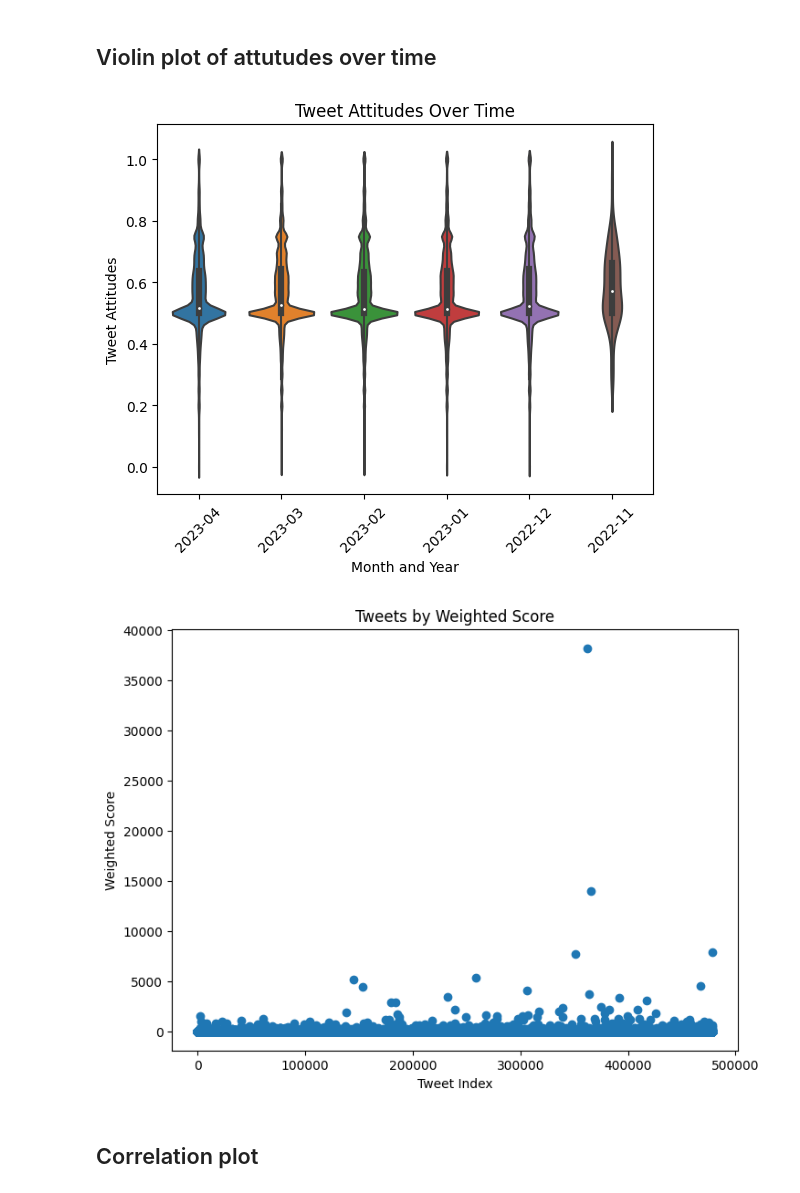
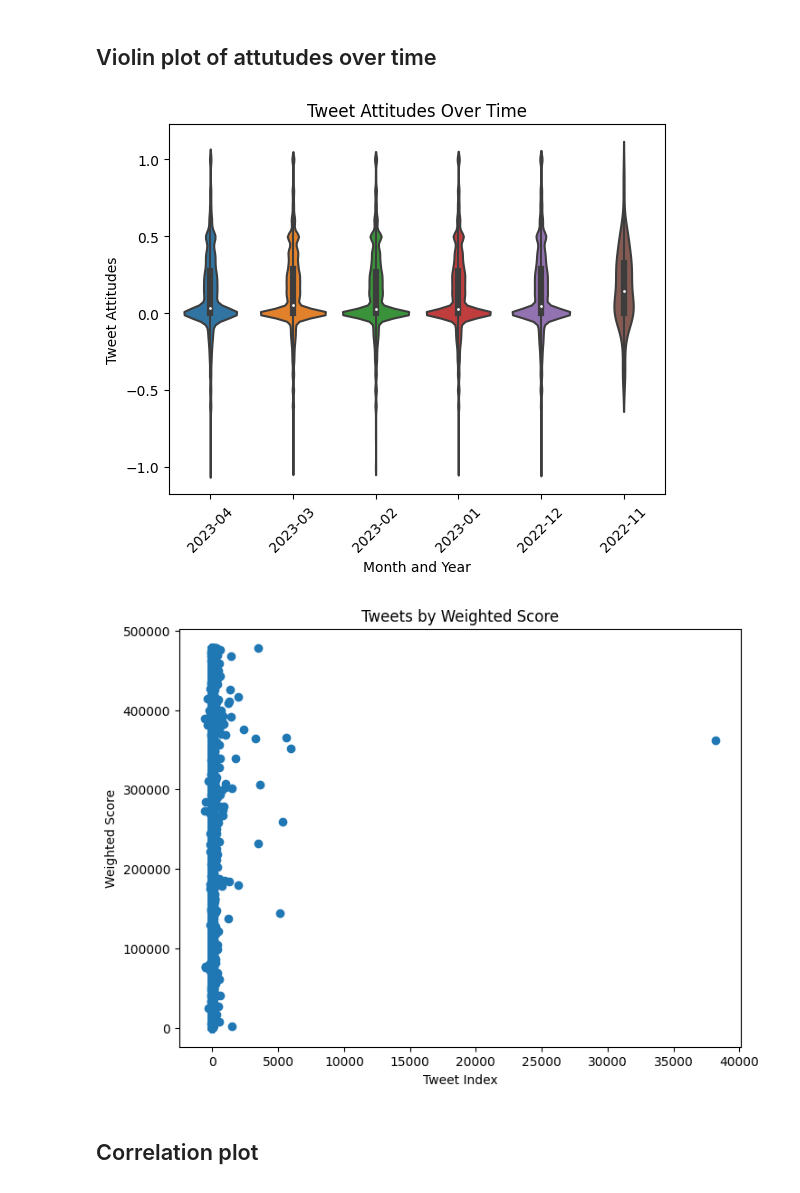
Before and after one commit to Jozue124/CMSC_320_Final_Tutorial, a Jupyter notebook: final_tutorial.ipynb, the cells around one changed output. Drawn from its saved outputs; the diff is of its cells as text; code cells hidden in the pictures.

```diff
--- a/final_tutorial.ipynb
+++ b/final_tutorial.ipynb
@@ -30,8 +48,0 @@ from sklearn.preprocessing import MinMaxScaler
-# %%
-#read tweets into dataframe
-df = pd.read_csv("archive/ChatGPT.csv",low_memory=False)
-
-#remove unneccessary columns (subject to change)
-df.drop(columns=['Unnamed: 0', 'Location', 'Description'], axis=1, inplace=True)
-
-df.head()
@@ -47,7 +53,7 @@ df.head()
 # %%
-#remove time information from date column
-df['Date'] = df['Date'].astype(str)
+#create datetime column for date
 df['Date'] = df['Date'].str.extract(r'(\d{4}-\d{2}-\d{2})')
+df['Date'] = pd.to_datetime(df['Date'])
 
 df.head()
 # %% [output]
@@ -81,0 +117,31 @@ df.head()
+# %%
+#Group attitudes into positive, negative, and neutral based on
+def classify_attitude(attitude):
+    if attitude < 0:
+        return 'Negative'
+    elif attitude > 0:
+        return 'Positive'
+    else:
+        return 'Neutral'
+df['AttitudeClass'] = df['Attitudes'].apply(classify_attitude)
+
+# Group by date and attitude class, then count the tweets
+tweets_by_date_attitude = df.groupby(['Date', 'AttitudeClass'])['Tweet'].count().unstack()
+
+# Calculate the total number of tweets per day
+daily_total_tweets = tweets_by_date_attitude.sum(axis=1)
+
+# Calculate the percentage of tweets for each attitude class
+tweets_percentage_by_date_attitude = tweets_by_date_attitude.div(daily_total_tweets, axis=0) * 100
+
+# Create a line chart of the percentage of tweets by attitude class over time
+plt.figure(figsize=(10, 6))
+plt.plot(tweets_percentage_by_date_attitude)
+plt.xlabel("Date")
+plt.ylabel("Percentage of Tweets")
+plt.title("Percentage of Tweets by Attitude Class Over Time")
+plt.xticks(rotation=45)
+
+plt.legend(['Negative', 'Neutral', 'Positive'], title='Attitude Class')
+plt.grid()
+plt.show()
@@ -158,24 +246,24 @@ df.head()
 # Convert 'Date' column to datetime if it's not already in datetime format
 df['Date'] = pd.to_datetime(df['Date'])
 
-sns.violinplot(x='Month_Year', y='Normalized_Attitudes', data=df)
+sns.violinplot(x='Month_Year', y='Attitudes', data=df)
 plt.xticks(rotation=45)
 plt.xlabel('Month and Year')
 plt.ylabel('Tweet Attitudes')
 plt.title('Tweet Attitudes Over Time')
 plt.show()
 # %% [output]
-[figure, old version]
+[figure, new version]
 # %%
 # Plot tweets by weighted score
 plt.figure(figsize=(8, 6))
-plt.scatter(df.index, df['weighted_score'])
+plt.scatter(df['weighted_score'], df.index)
 plt.xlabel('Tweet Index')
 plt.ylabel('Weighted Score')
 plt.title('Tweets by Weighted Score')
 plt.show()
 # %% [output]
-[figure, old version]
+[figure, new version]
 # %% [markdown]
 ## Correlation plot
 # %%
```
Also changed, not shown: parts of 28 cells of this notebook.
